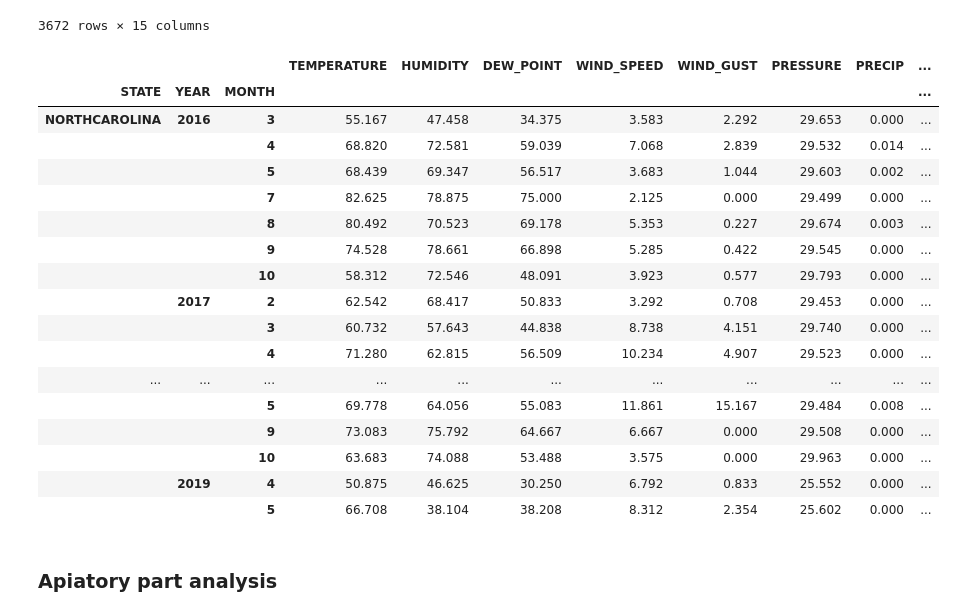
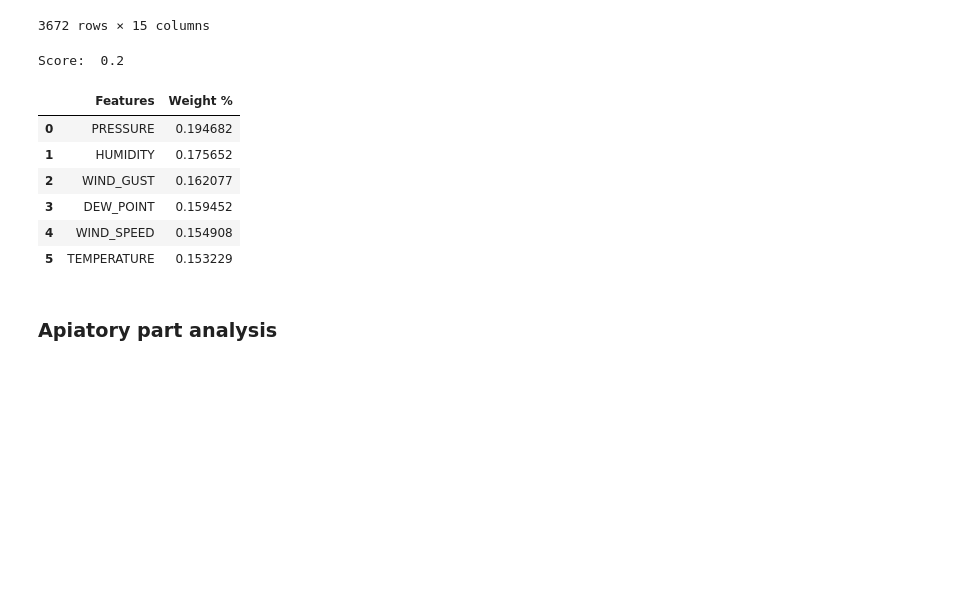
Before and after one commit to Ddav3/Bees_production_analysis, a Jupyter notebook: honey_production.ipynb, the cells around one changed output. Cells and saved outputs as stored; diff of their text form; code cells hidden in the pictures; blank space fills up the shorter version.

Commit message:
added random_forest

```diff
--- a/honey_production.ipynb
+++ b/honey_production.ipynb
@@ -248,32 +248,26 @@ inspections_on_weather_df_copy = inspections_on_weather_df.copy()
 # %%
 # Analysis based on the fact that, for some reason, even though the North Carolina uses a lot more pesticide in variety and quantity than
 # Utah, it's honey production still stayed higher#
 inspections_on_weather_df = inspections_on_weather_df_copy
 
 inspections_on_weather_df["YEAR"] = inspections_on_weather_df.DATE.dt.year
 
 inspections_on_weather_df["MONTH"] = inspections_on_weather_df.DATE.dt.month
 inspections_on_weather_df = inspections_on_weather_df.groupby(["STATE", "YEAR", "MONTH"])[["TEMPERATURE", "HUMIDITY", "DEW_POINT", "WIND_SPEED", "WIND_GUST", "PRESSURE", "PRECIP","STRESSORS"]]
-inspections_on_weather_df.mean(numeric_only=True).round(3)
+inspections_on_weather_df = inspections_on_weather_df.mean(numeric_only=True).round(2)*100
+
+inspections_on_weather_df
+result, _ = utils.random_forest(inspections_on_weather_df.drop(["STRESSORS","PRECIP"], axis = 1),inspections_on_weather_df.STRESSORS, 700)
+result
 # %% [output]
+Score:  0.2
-|  |  |  | TEMPERATURE | HUMIDITY | DEW_POINT | WIND_SPEED | WIND_GUST | PRESSURE | PRECIP | ... |
-| STATE | YEAR | MONTH |  |  |  |  |  |  |  | ... |
-| NORTHCAROLINA | 2016 | 3 | 55.167 | 47.458 | 34.375 | 3.583 | 2.292 | 29.653 | 0.000 | ... |
-|  |  | 4 | 68.820 | 72.581 | 59.039 | 7.068 | 2.839 | 29.532 | 0.014 | ... |
-|  |  | 5 | 68.439 | 69.347 | 56.517 | 3.683 | 1.044 | 29.603 | 0.002 | ... |
-|  |  | 7 | 82.625 | 78.875 | 75.000 | 2.125 | 0.000 | 29.499 | 0.000 | ... |
-|  |  | 8 | 80.492 | 70.523 | 69.178 | 5.353 | 0.227 | 29.674 | 0.003 | ... |
-|  |  | 9 | 74.528 | 78.661 | 66.898 | 5.285 | 0.422 | 29.545 | 0.000 | ... |
-|  |  | 10 | 58.312 | 72.546 | 48.091 | 3.923 | 0.577 | 29.793 | 0.000 | ... |
-|  | 2017 | 2 | 62.542 | 68.417 | 50.833 | 3.292 | 0.708 | 29.453 | 0.000 | ... |
-|  |  | 3 | 60.732 | 57.643 | 44.838 | 8.738 | 4.151 | 29.740 | 0.000 | ... |
-|  |  | 4 | 71.280 | 62.815 | 56.509 | 10.234 | 4.907 | 29.523 | 0.000 | ... |
-| ... | ... | ... | ... | ... | ... | ... | ... | ... | ... | ... |
-|  |  | 5 | 69.778 | 64.056 | 55.083 | 11.861 | 15.167 | 29.484 | 0.008 | ... |
-|  |  | 9 | 73.083 | 75.792 | 64.667 | 6.667 | 0.000 | 29.508 | 0.000 | ... |
-|  |  | 10 | 63.683 | 74.088 | 53.488 | 3.575 | 0.000 | 29.963 | 0.000 | ... |
-|  | 2019 | 4 | 50.875 | 46.625 | 30.250 | 6.792 | 0.833 | 25.552 | 0.000 | ... |
-|  |  | 5 | 66.708 | 38.104 | 38.208 | 8.312 | 2.354 | 25.602 | 0.000 | ... |
+|  | Features | Weight % |
+| 0 | PRESSURE | 0.194682 |
+| 1 | HUMIDITY | 0.175652 |
+| 2 | WIND_GUST | 0.162077 |
+| 3 | DEW_POINT | 0.159452 |
+| 4 | WIND_SPEED | 0.154908 |
+| 5 | TEMPERATURE | 0.153229 |
 # %% [markdown]
 ### Apiatory part analysis
 # %% [markdown]
```
Also changed, not shown: 1 other file.
